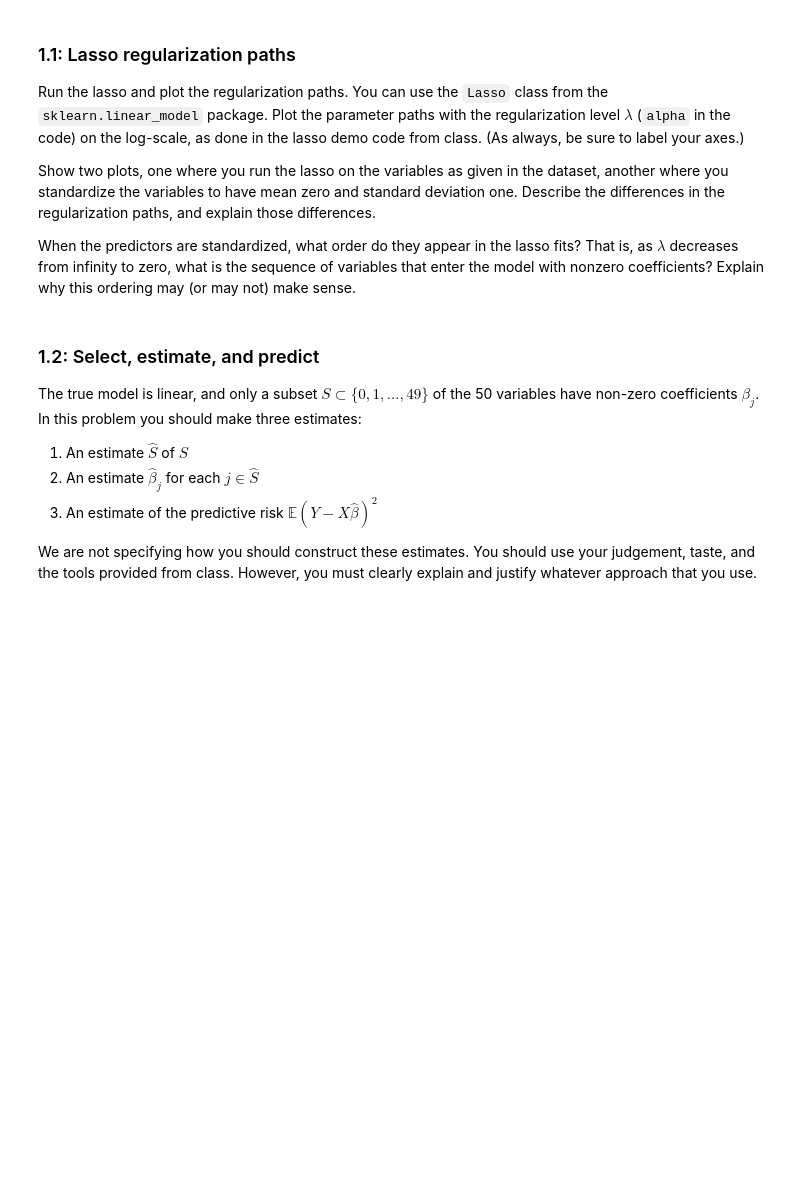
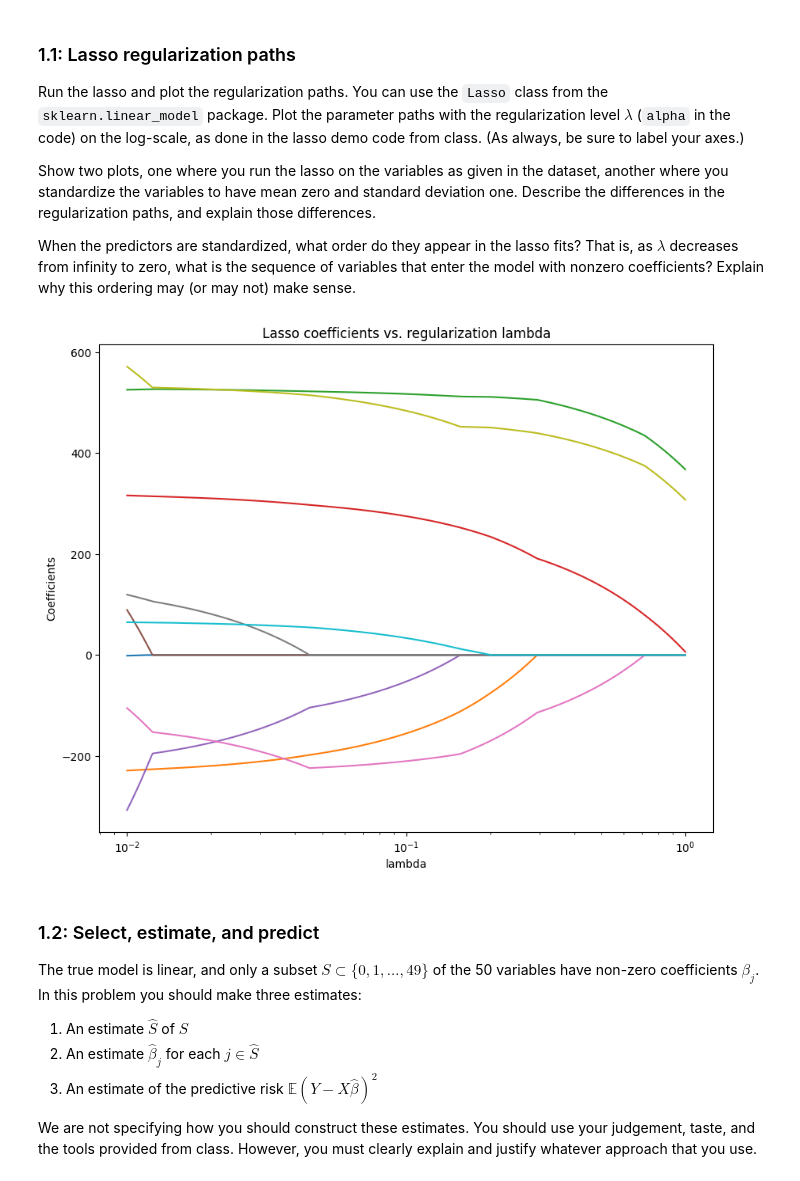
Before and after one commit to joycqu17/365, a Jupyter notebook: assignments/assn1/assn1.ipynb, the cells around one changed output. Cells and saved outputs as stored; diff of their text form; code cells hidden in the pictures; blank space fills up the shorter version.

```diff
--- a/assignments/assn1/assn1.ipynb
+++ b/assignments/assn1/assn1.ipynb
@@ -68,3 +65,26 @@ lasso = Lasso(alpha = .1)
+# %%
+from sklearn.linear_model import Lasso
+#no standardization
+
+alphas = np.linspace(0.01,1,10000)
+lasso = Lasso()
+coefs = []
+
+for a in alphas:
+    lasso.set_params(alpha=a)
+    lasso.fit(X, y)
+    coefs.append(lasso.coef_)
+
+plt.figure(figsize=(10,8))
+ax = plt.gca()
+ax.plot(alphas, coefs)
+ax.set_xscale('log')
+plt.axis('tight')
+plt.xlabel('lambda')
+plt.ylabel('Coefficients')
+plt.title('Lasso coefficients vs. regularization lambda');
+# %% [output]
+[figure, added]
 # %% [markdown]
 ### 1.2: Select, estimate, and predict
 
```
Also changed, not shown: parts of 1 cell of this notebook.
